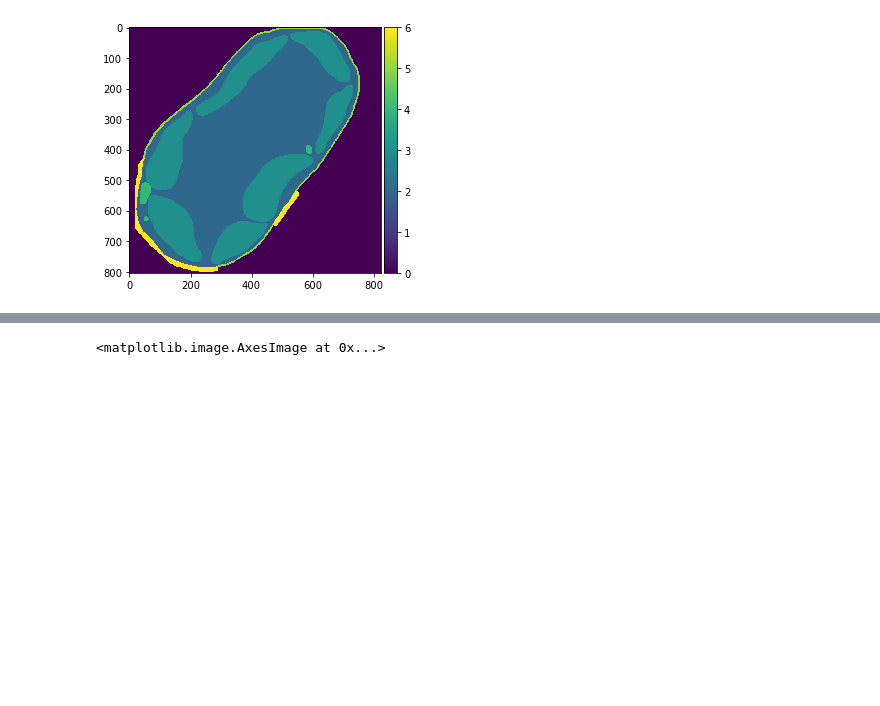
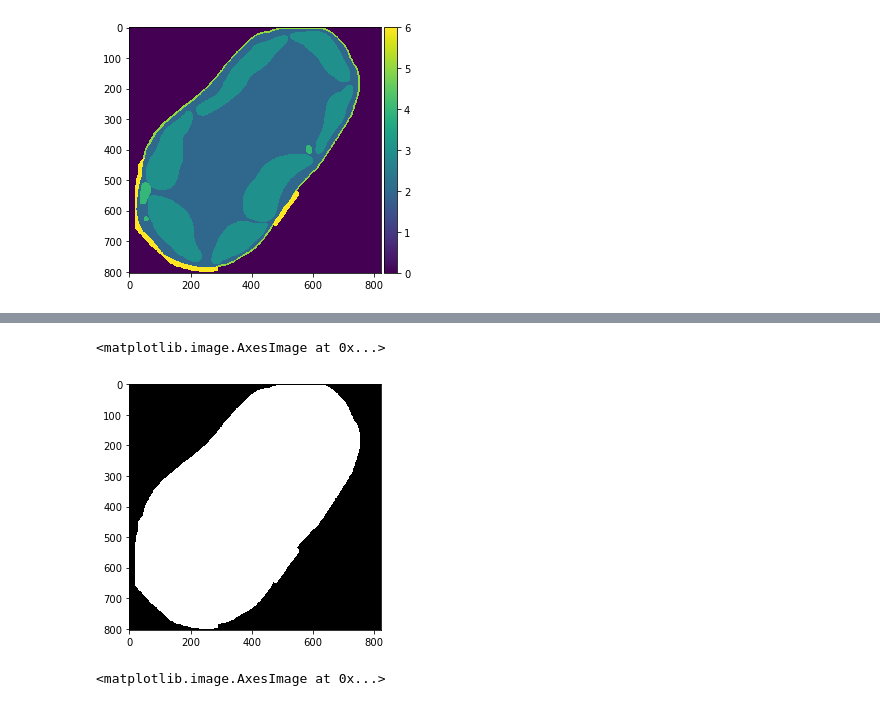
Before and after one commit to gtrancourt/3D-Organelle-Distances-, a Jupyter notebook: Organelle_distance_GTR.ipynb, the cells around one changed output, grey strips where cells are left out. Drawn from its saved outputs; the diff is of its cells as text; code cells hidden in the pictures; blank space fills up the shorter version.

```diff
--- a/Organelle_distance_GTR.ipynb
+++ b/Organelle_distance_GTR.ipynb
@@ -119,3 +118,10 @@ vac_stack = (cell_iso == VAC) + chl_mito
+# %%
+# Vacuole stack
+vac_stack = binary_fill_holes(invert((cell_iso == 0)) + all_cw_stack)
+io.imshow(vac_stack[200])
+# %% [output]
+<matplotlib.image.AxesImage at 0x...>
+[figure, added]
 # %%
 io.imshow(mito_stack[200])
 # %% [output]
```
Also changed, not shown: parts of 11 cells of this notebook, 1 other file.
